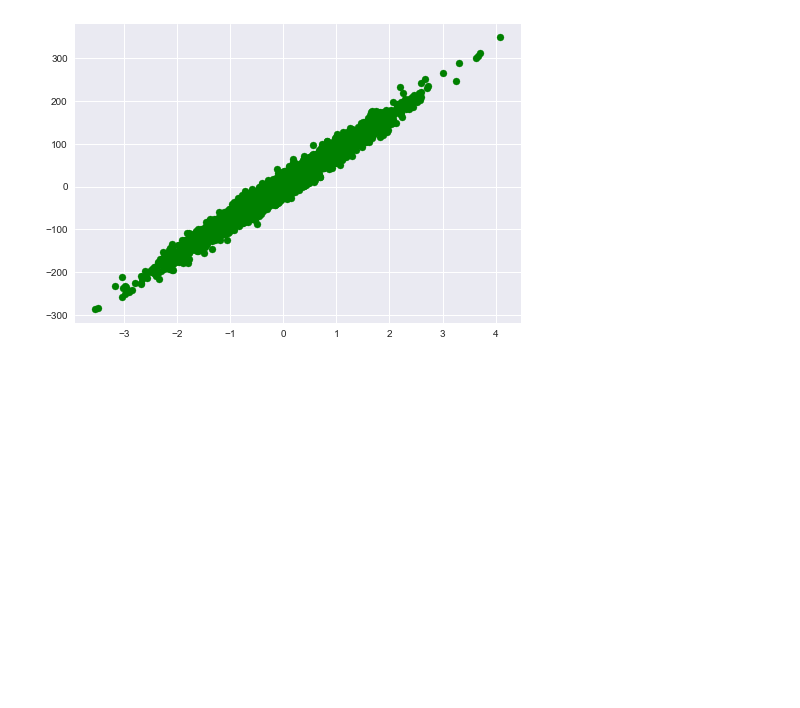
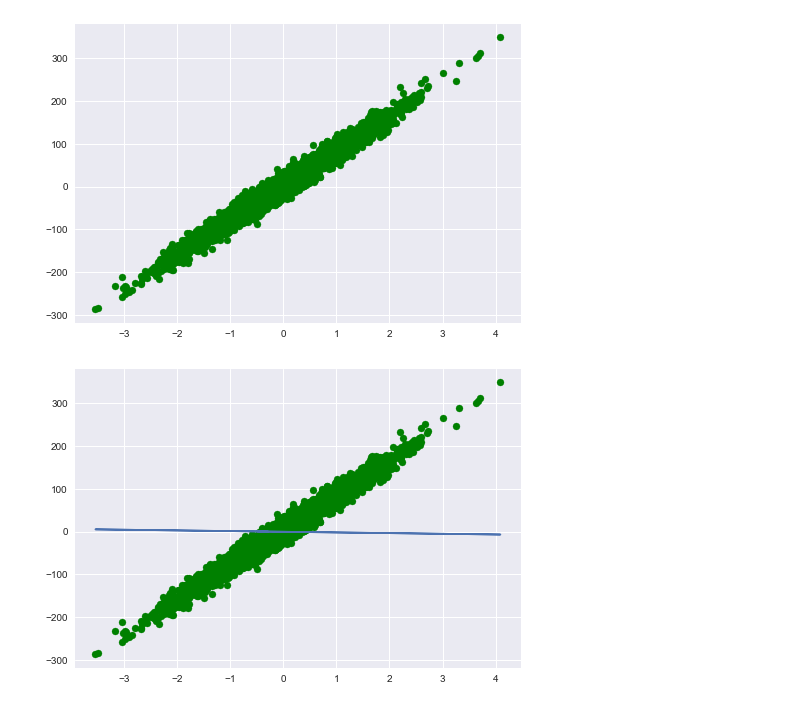
Before and after one commit to JayantGoel001/PyTorch-And-Tensorflow, a Jupyter notebook: PyTorch.ipynb, the cells around one changed output. Cells and saved outputs as stored; diff of their text form; code cells hidden in the pictures; blank space fills up the shorter version.

```diff
--- a/PyTorch.ipynb
+++ b/PyTorch.ipynb
@@ -73,0 +74,6 @@ y_pred = m*X+c
+# %%
+plt.scatter(X,y.numpy(,color="green")
+plt.plot(X,y_pred.detach().numpy())
+plt.show()
+# %% [output]
+[figure, added]
```
Also changed, not shown: parts of 7 cells of this notebook.
